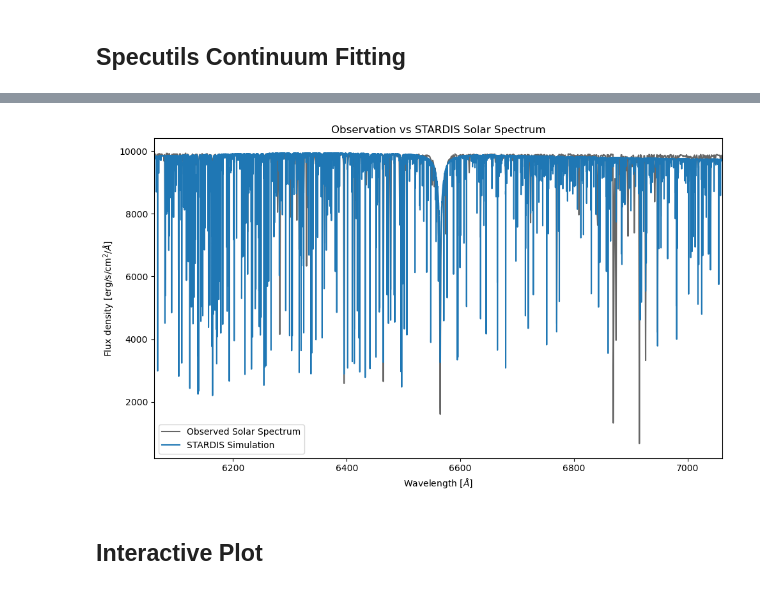
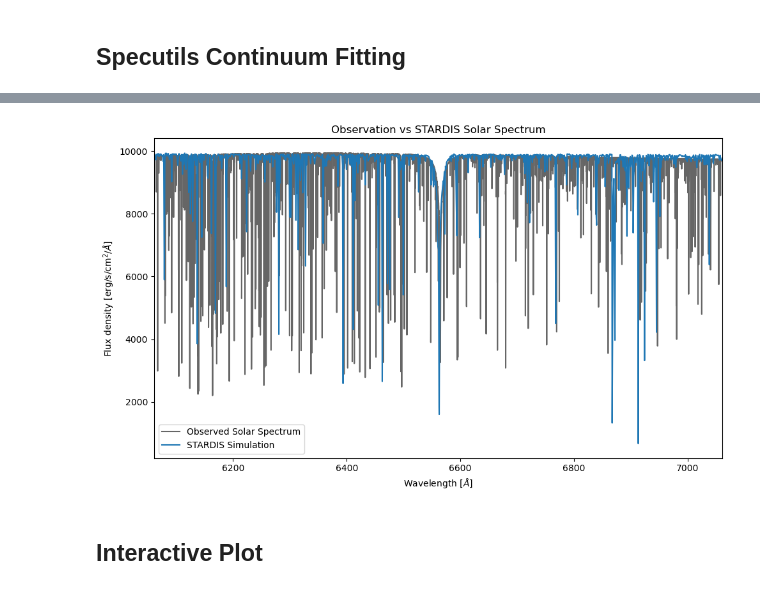
Before and after one commit to Keshavj-07/first_proj, a Jupyter notebook: scripts/Solar_Spectrum.ipynb, the cells around one changed output, grey strips where cells are left out. Drawn from its saved outputs; the diff is of its cells as text; code cells hidden in the pictures.

Commit message:
Updated Solar Spectrum NB

```diff
--- a/scripts/Solar_Spectrum.ipynb
+++ b/scripts/Solar_Spectrum.ipynb
@@ -193,9 +130,6 @@ bass_compare(sim.lambdas, y_new)
 # %%
 
 plt.figure(figsize=(10,6))
-data = pd.read_csv('getSolarSpectrumDB.dat', skipinitialspace=True)
-wave = data.iloc[:, 0]
-flux = data.iloc[:, 1]
 
 plt.plot(wave, flux, label='Observed Solar Spectrum', color = 'black', alpha = 0.6)
 plt.plot(sim.lambdas, y_new, label='STARDIS Solar Spectrum')
@@ -338,9 +266,9 @@ WARNING: Model is linear in parameters; consider using linear fitting methods. [
 # %%
 # Normalize the spectrum by dividing the original spectrum by the fitted continuum and multiply by a scaling factor
 spec_norm = spec / y_fit*9700
-bass_compare(spec.spectral_axis, spec_norm.flux)
+bass_compare(spec.spectral_axis, spec_norm.flux, wave, flux)
 # %% [output]
-[figure, old version]
+[figure, new version]
 # %% [markdown]
 ## Interactive Plot
 # %%
```
Also changed, not shown: parts of 16 cells of this notebook.
